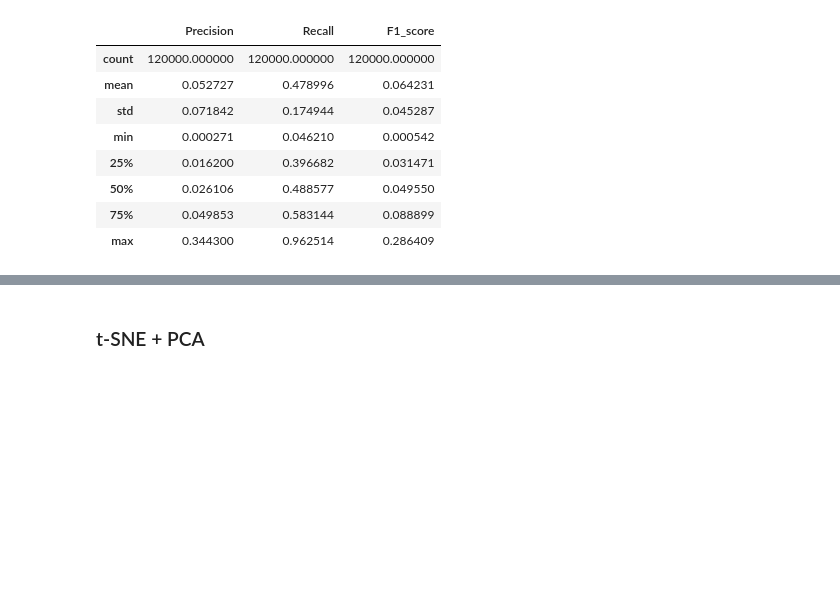
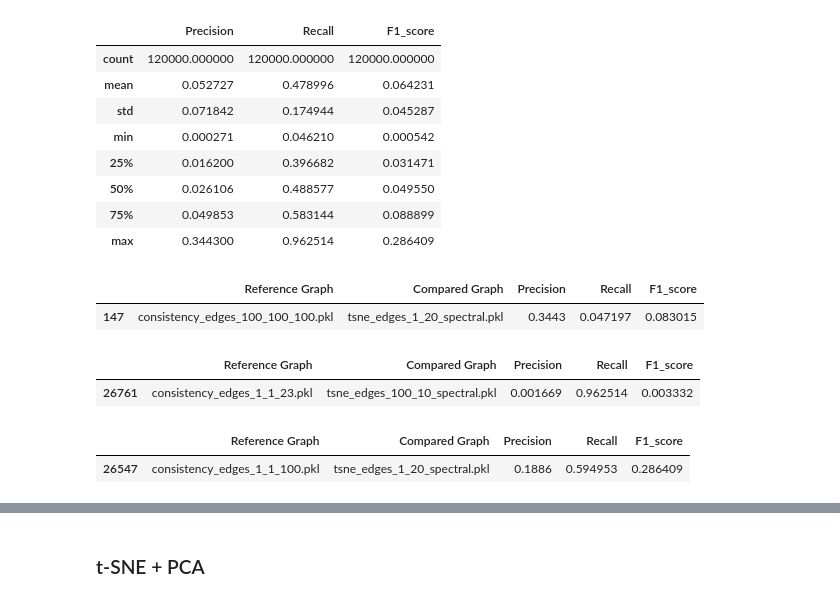
Before and after one commit to Vinicius-Teixeirac/RL-COVID-Events, a Jupyter notebook: GraphEvaluation/critical_difference_diagrams.ipynb, the cells around one changed output, grey strips where cells are left out. Drawn from its saved outputs; the diff is of its cells as text; code cells hidden in the pictures; blank space fills up the shorter version.

```diff
--- a/GraphEvaluation/critical_difference_diagrams.ipynb
+++ b/GraphEvaluation/critical_difference_diagrams.ipynb
@@ -150,3 +244,18 @@ tsne.describe()
 | 50% | 0.026106 | 0.488577 | 0.049550 |
 | 75% | 0.049853 | 0.583144 | 0.088899 |
 | max | 0.344300 | 0.962514 | 0.286409 |
+# %%
+tsne[tsne.Precision == tsne.Precision.max()]
+# %% [output]
+|  | Reference Graph | Compared Graph | Precision | Recall | F1_score |
+| 147 | consistency_edges_100_100_100.pkl | tsne_edges_1_20_spectral.pkl | 0.3443 | 0.047197 | 0.083015 |
+# %%
+tsne[tsne.Recall == tsne.Recall.max()]
+# %% [output]
+|  | Reference Graph | Compared Graph | Precision | Recall | F1_score |
+| 26761 | consistency_edges_1_1_23.pkl | tsne_edges_100_10_spectral.pkl | 0.001669 | 0.962514 | 0.003332 |
+# %%
+tsne[tsne.F1_score == tsne.F1_score.max()]
+# %% [output]
+|  | Reference Graph | Compared Graph | Precision | Recall | F1_score |
+| 26547 | consistency_edges_1_1_100.pkl | tsne_edges_1_20_spectral.pkl | 0.1886 | 0.594953 | 0.286409 |
```
Also changed, not shown: parts of 43 cells of this notebook, 1 other file.
